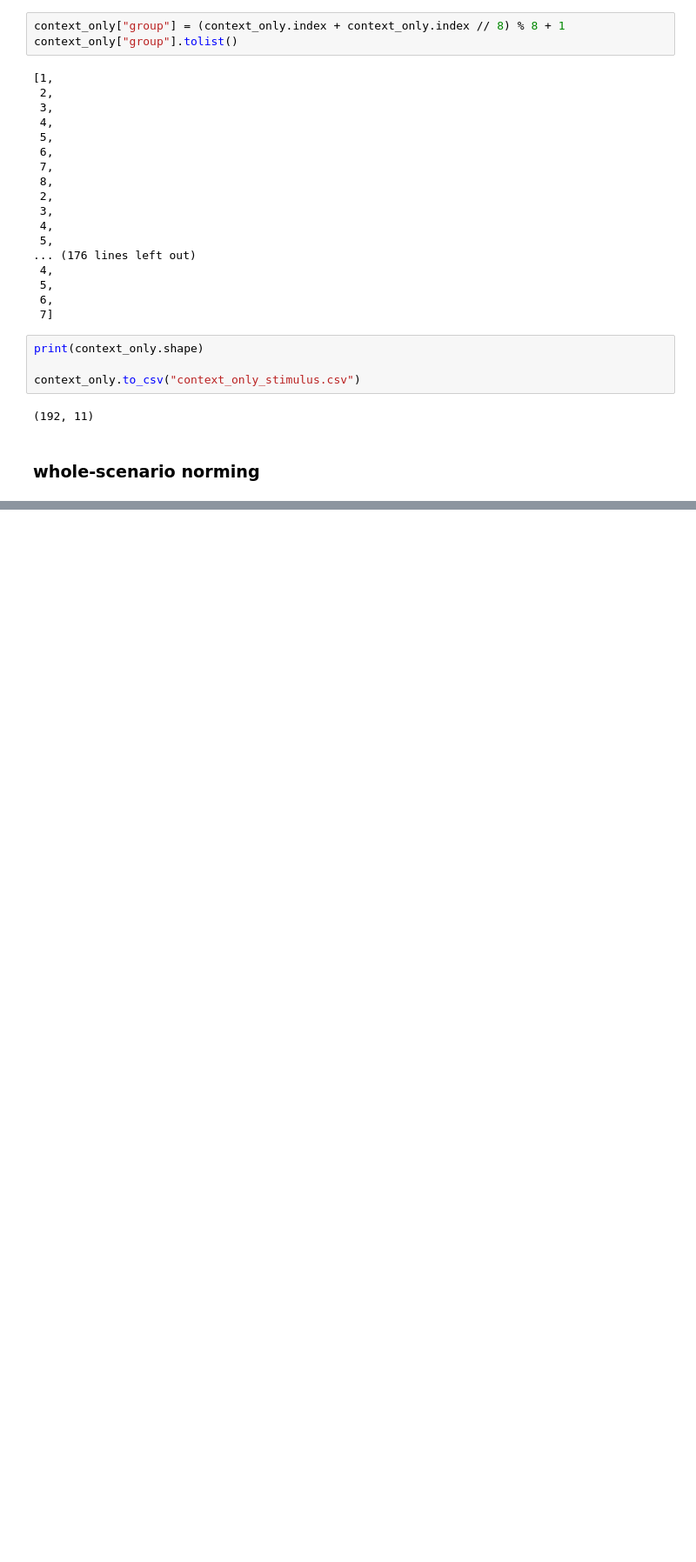
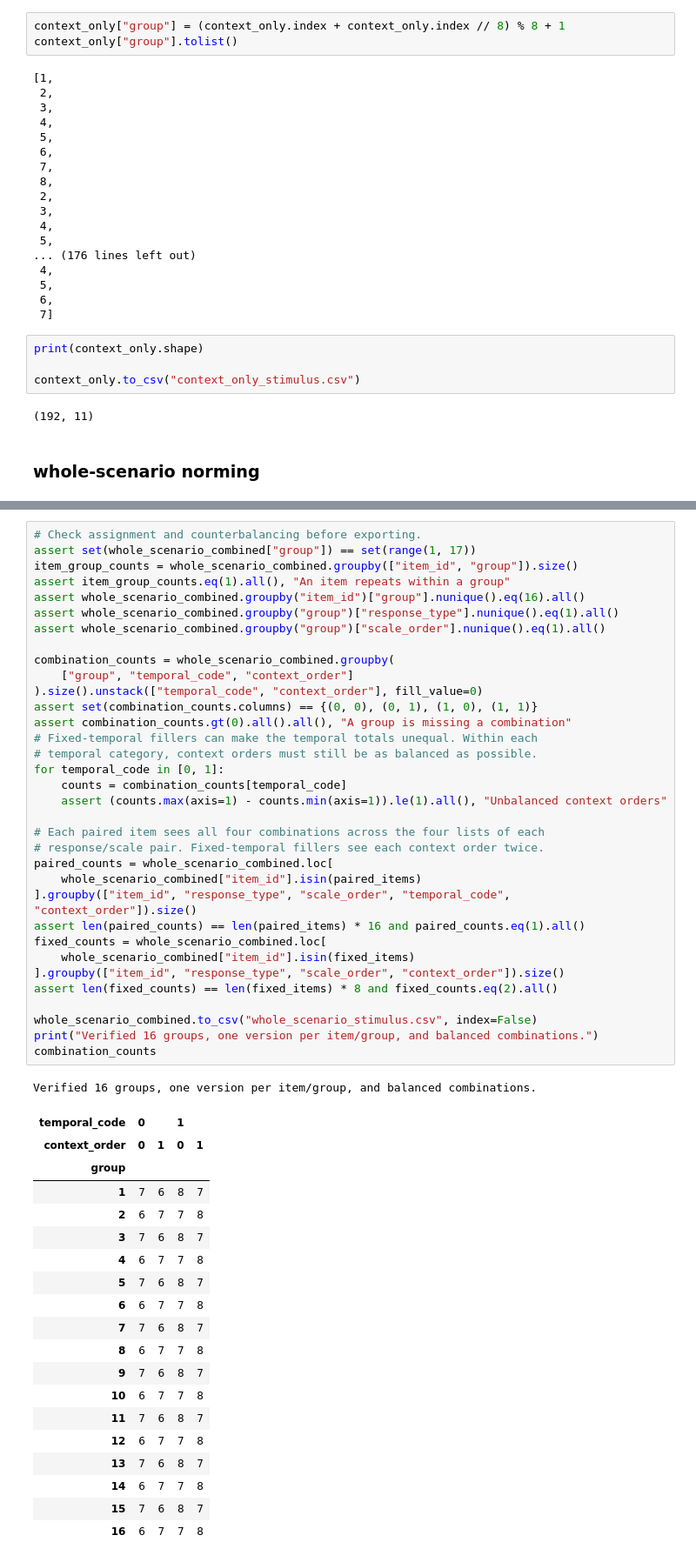
Before and after one commit to lucas-y-li/modal-learning, a Jupyter notebook: norming_study_modify_stimulus.ipynb, the cells around one changed output, grey strips where cells are left out. Shown at 87% size. Drawn from its saved outputs; the diff is of its cells as text; blank space fills up the shorter version.

```diff
--- a/norming_study_modify_stimulus.ipynb
+++ b/norming_study_modify_stimulus.ipynb
@@ -371,0 +385,55 @@ whole_scenario_combined.to_csv("whole_scenario_stimulus.csv")
+# %%
+# Check assignment and counterbalancing before exporting.
+assert set(whole_scenario_combined["group"]) == set(range(1, 17))
+item_group_counts = whole_scenario_combined.groupby(["item_id", "group"]).size()
+assert item_group_counts.eq(1).all(), "An item repeats within a group"
+assert whole_scenario_combined.groupby("item_id")["group"].nunique().eq(16).all()
+assert whole_scenario_combined.groupby("group")["response_type"].nunique().eq(1).all()
+assert whole_scenario_combined.groupby("group")["scale_order"].nunique().eq(1).all()
+
+combination_counts = whole_scenario_combined.groupby(
+    ["group", "temporal_code", "context_order"]
+).size().unstack(["temporal_code", "context_order"], fill_value=0)
+assert set(combination_counts.columns) == {(0, 0), (0, 1), (1, 0), (1, 1)}
+assert combination_counts.gt(0).all().all(), "A group is missing a combination"
+# Fixed-temporal fillers can make the temporal totals unequal. Within each
+# temporal category, context orders must still be as balanced as possible.
+for temporal_code in [0, 1]:
+    counts = combination_counts[temporal_code]
+    assert (counts.max(axis=1) - counts.min(axis=1)).le(1).all(), "Unbalanced context orders"
+
+# Each paired item sees all four combinations across the four lists of each
+# response/scale pair. Fixed-temporal fillers see each context order twice.
+paired_counts = whole_scenario_combined.loc[
+    whole_scenario_combined["item_id"].isin(paired_items)
+].groupby(["item_id", "response_type", "scale_order", "temporal_code", "context_order"]).size()
+assert len(paired_counts) == len(paired_items) * 16 and paired_counts.eq(1).all()
+fixed_counts = whole_scenario_combined.loc[
+    whole_scenario_combined["item_id"].isin(fixed_items)
+].groupby(["item_id", "response_type", "scale_order", "context_order"]).size()
+assert len(fixed_counts) == len(fixed_items) * 8 and fixed_counts.eq(2).all()
+
+whole_scenario_combined.to_csv("whole_scenario_stimulus.csv", index=False)
+print("Verified 16 groups, one version per item/group, and balanced combinations.")
+combination_counts
+# %% [output]
+Verified 16 groups, one version per item/group, and balanced combinations.
+| temporal_code | 0 |  | 1 |  |
+| context_order | 0 | 1 | 0 | 1 |
+| group |  |  |  |  |
+| 1 | 7 | 6 | 8 | 7 |
+| 2 | 6 | 7 | 7 | 8 |
+| 3 | 7 | 6 | 8 | 7 |
+| 4 | 6 | 7 | 7 | 8 |
+| 5 | 7 | 6 | 8 | 7 |
+| 6 | 6 | 7 | 7 | 8 |
+| 7 | 7 | 6 | 8 | 7 |
+| 8 | 6 | 7 | 7 | 8 |
+| 9 | 7 | 6 | 8 | 7 |
+| 10 | 6 | 7 | 7 | 8 |
+| 11 | 7 | 6 | 8 | 7 |
+| 12 | 6 | 7 | 7 | 8 |
+| 13 | 7 | 6 | 8 | 7 |
+| 14 | 6 | 7 | 7 | 8 |
+| 15 | 7 | 6 | 8 | 7 |
+| 16 | 6 | 7 | 7 | 8 |
```
Also changed, not shown: parts of 11 cells of this notebook, 3 other files.
